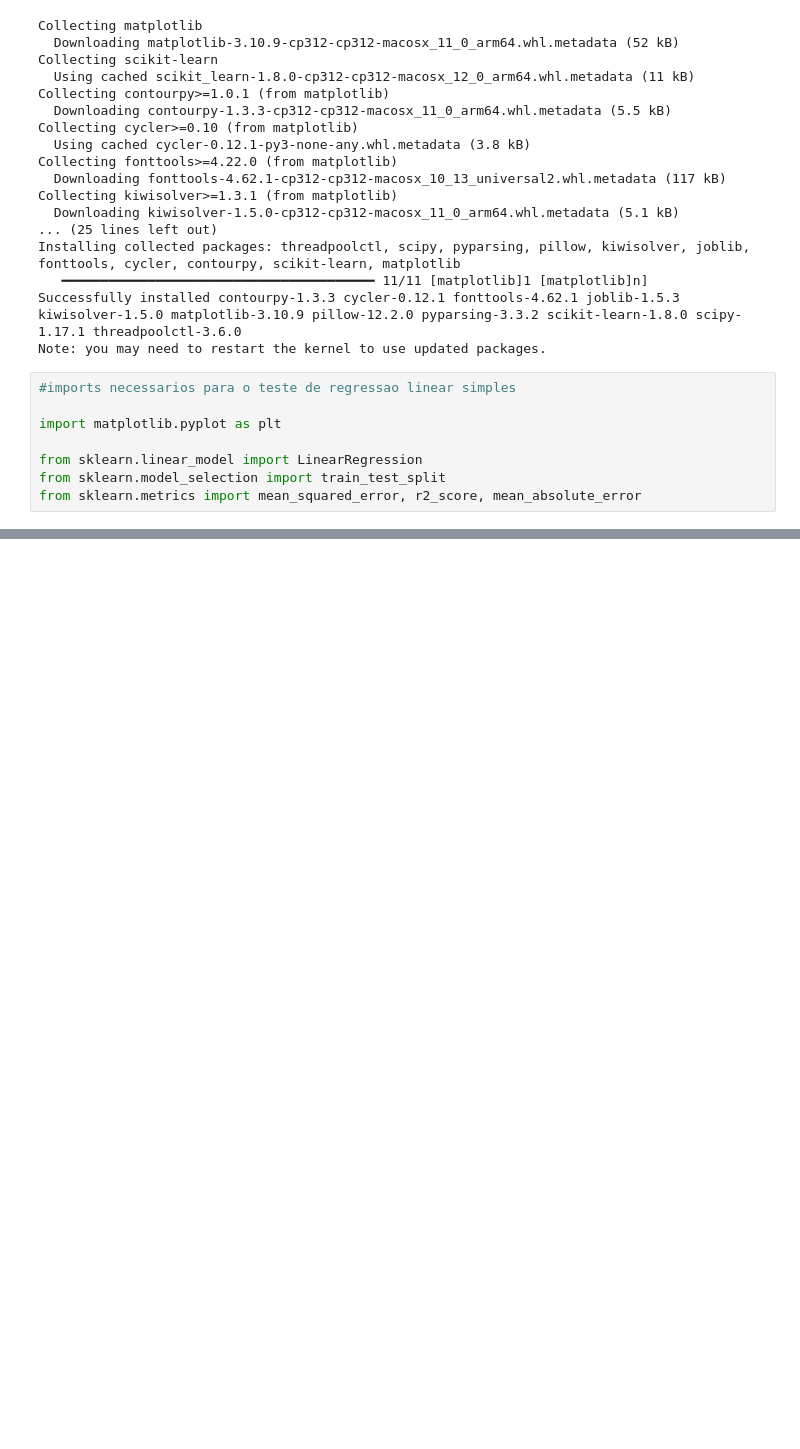
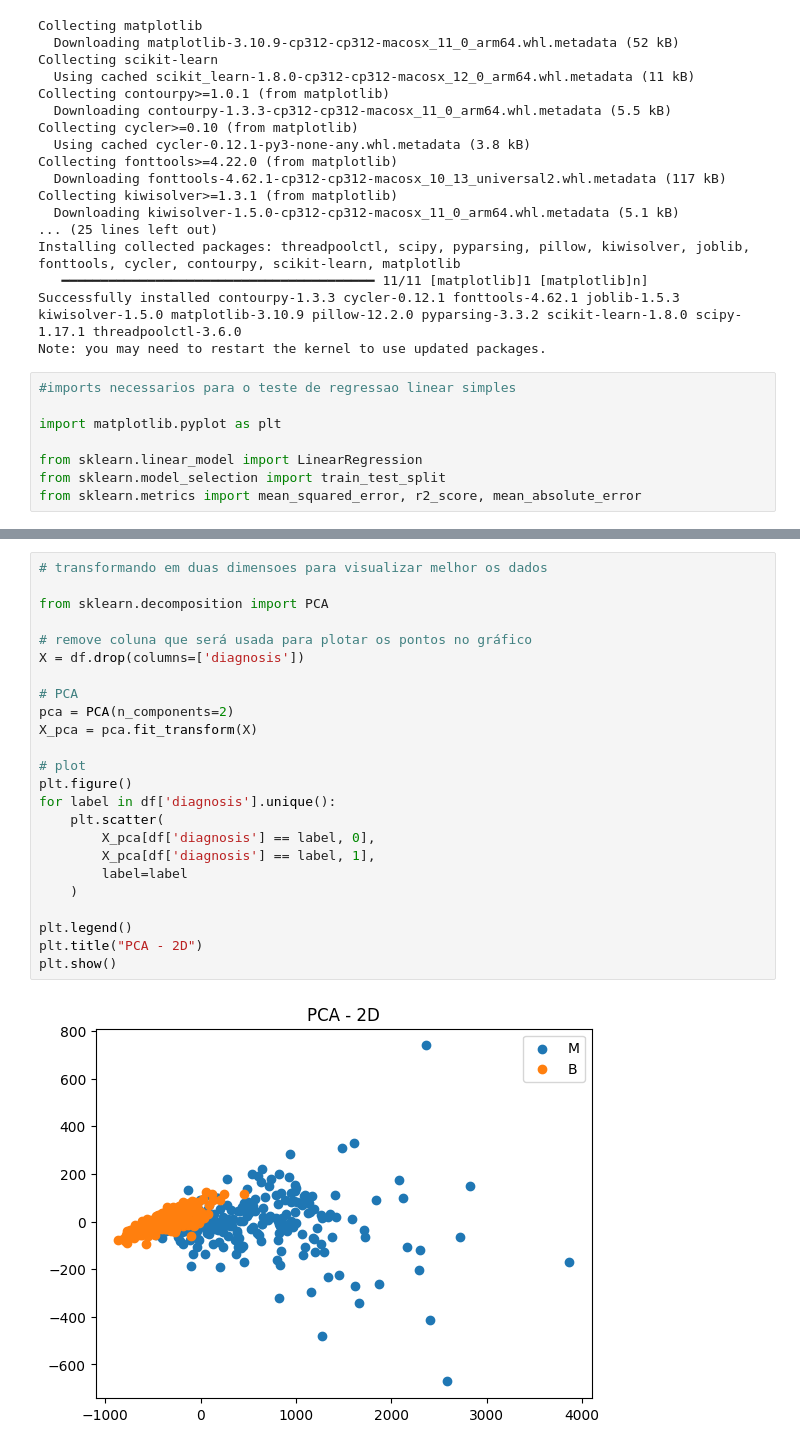
Before and after one commit to gabrielcannes/desafio-tecnico-fase1, a Jupyter notebook: main.ipynb, the cells around one changed output, grey strips where cells are left out. Drawn from its saved outputs; the diff is of its cells as text; blank space fills up the shorter version.

Commit message:
Ajustando vizualizacao da saida de dados

```diff
--- a/main.ipynb
+++ b/main.ipynb
@@ -93,0 +104,26 @@ from sklearn.metrics import mean_squared_error, r2_score, mean_absolute_error
+# %%
+# transformando em duas dimensoes para visualizar melhor os dados
+
+from sklearn.decomposition import PCA
+
+# remove coluna que será usada para plotar os pontos no gráfico
+X = df.drop(columns=['diagnosis'])
+
+# PCA
+pca = PCA(n_components=2)
+X_pca = pca.fit_transform(X)
+
+# plot
+plt.figure()
+for label in df['diagnosis'].unique():
+    plt.scatter(
+        X_pca[df['diagnosis'] == label, 0],
+        X_pca[df['diagnosis'] == label, 1],
+        label=label
+    )
+
+plt.legend()
+plt.title("PCA - 2D")
+plt.show()
+# %% [output]
+[figure, added]
```
Also changed, not shown: parts of 3 cells of this notebook.
